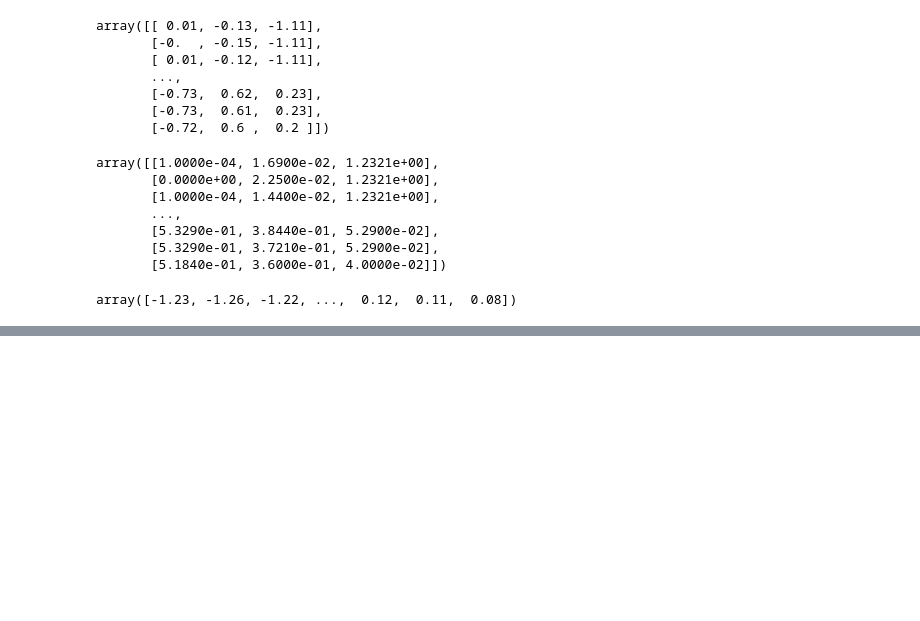
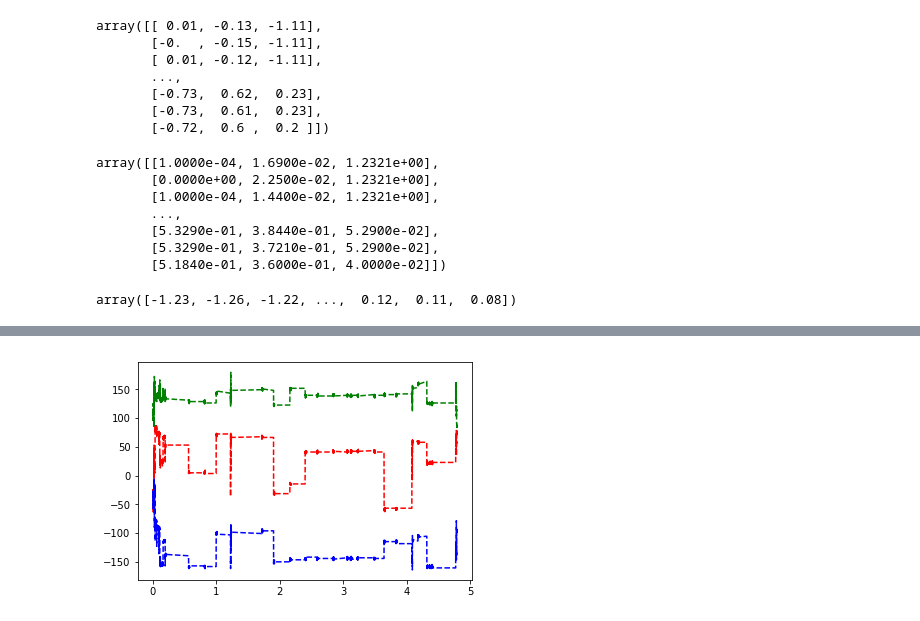
Before and after one commit to ethanweber/sleep_cycle_detection, a Jupyter notebook: notebooks/CSV_Reading_Tester.ipynb, the cells around one changed output, grey strips where cells are left out. Drawn from its saved outputs; the diff is of its cells as text; code cells hidden in the pictures; blank space fills up the shorter version.

```diff
--- a/notebooks/CSV_Reading_Tester.ipynb
+++ b/notebooks/CSV_Reading_Tester.ipynb
@@ -51,0 +72,10 @@ array([2.15802200e+00, 2.65881400e+00, 3.16334000e+00, ...,
+# %%
+mag_x = data[4:,6]
+mag_y = data[4:,7]
+mag_z = data[4:,8]
+
+# red dashes, blue squares and green triangles
+plt.plot(time_in_hours, mag_x, 'r--', time_in_hours, mag_y, 'g--', time_in_hours, mag_z, 'b--')
+plt.show()
+# %% [output]
+[figure, added]
```
Also changed, not shown: parts of 5 cells of this notebook, 7 other files.
